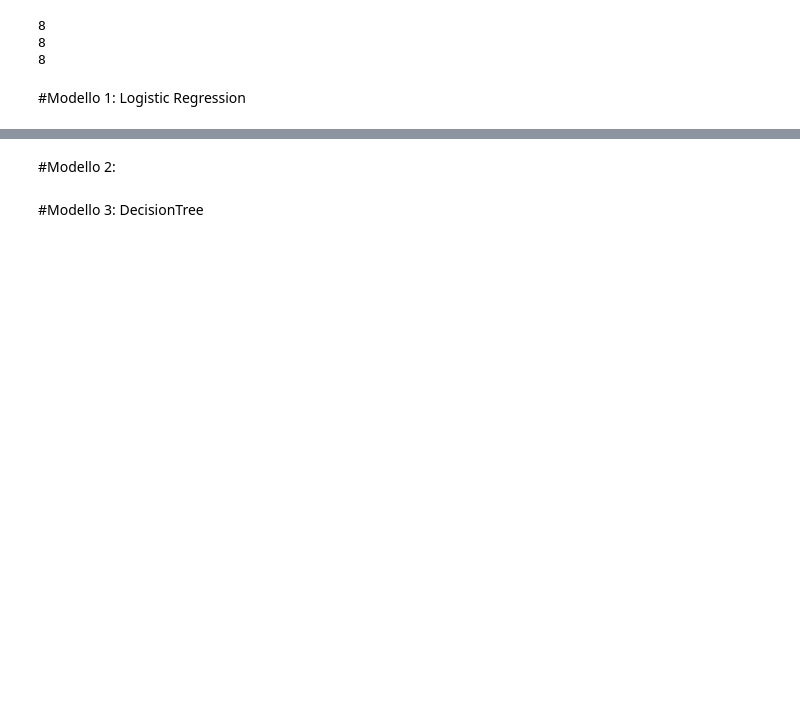
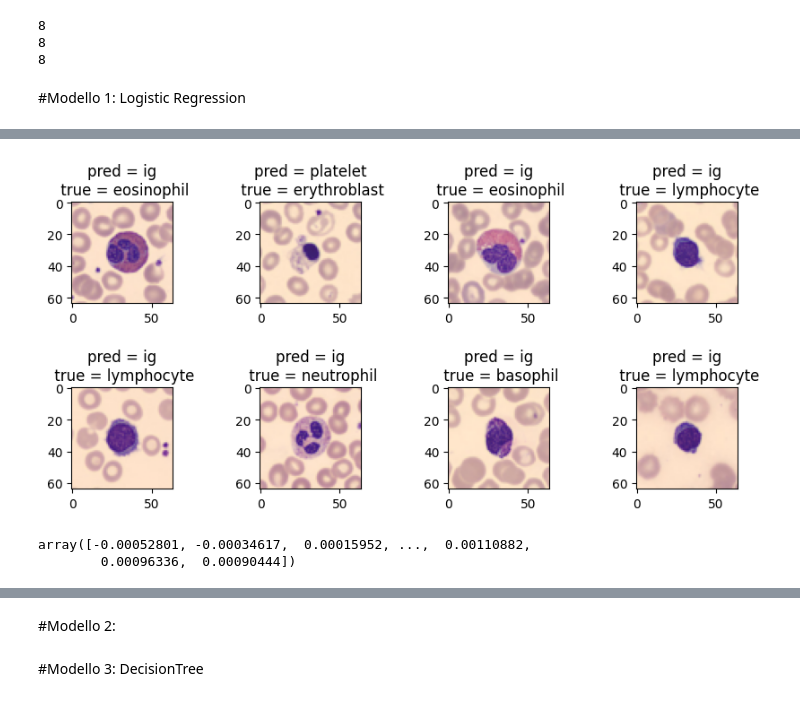
Before and after one commit to GiacomoMM/blood-cell-classification-detection, a Jupyter notebook: Progetto_LabIA.ipynb, the cells around one changed output, grey strips where cells are left out. Cells and saved outputs as stored; diff of their text form; code cells hidden in the pictures; blank space fills up the shorter version.

```diff
--- a/Progetto_LabIA.ipynb
+++ b/Progetto_LabIA.ipynb
@@ -379,0 +393,19 @@ Valore accuracy:0.7343475716793446
+# %%
+misclassified = np.where(y_pred != y_test_pd)[0]
+plot,axs=plt.subplots(nrows=2,ncols=4,figsize=(8,8))
+for i in range(8):
+  ax = axs[i // 4, i % 4]
+  im=X_test_pd.iloc[misclassified[i*5]]
+  im=im.reshape(3,64,64).T
+  ax.imshow(im)
+  ax.set_title("pred = " + y_pred[misclassified[i*5]] + "\n true = " + y_test_pd.iloc[misclassified[i*5]])
+plt.tight_layout(h_pad=-20.0,w_pad=5)
+plt.show()
+# %% [output]
+[figure, added]
+# %%
+coefficients = model.coef_
+coefficients[0]
+# %% [output]
+array([-0.00052801, -0.00034617,  0.00015952, ...,  0.00110882,
+        0.00096336,  0.00090444])
```
Also changed, not shown: parts of 11 cells of this notebook.
